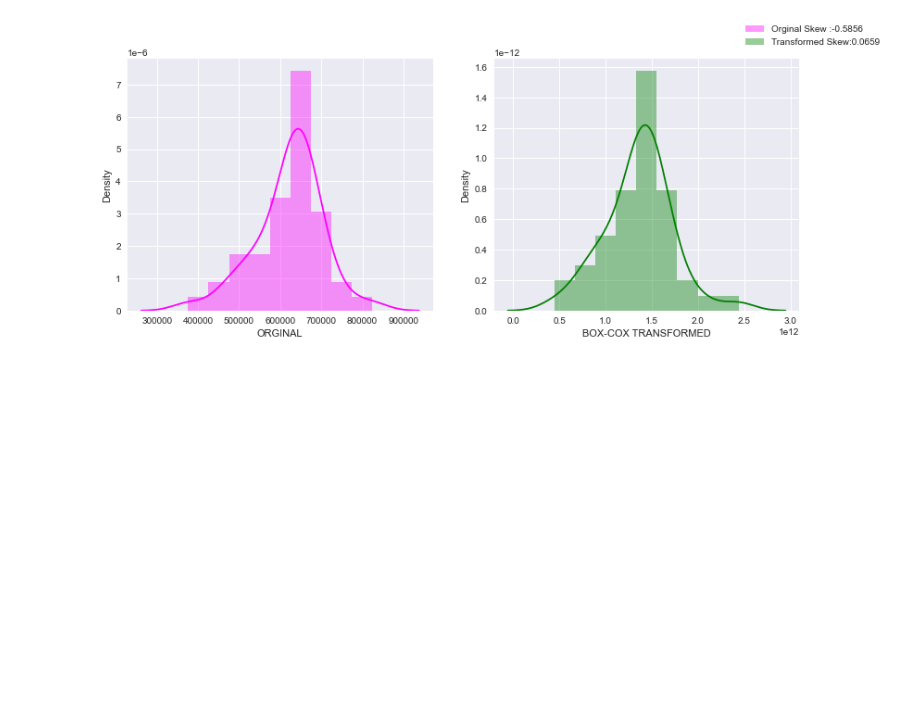
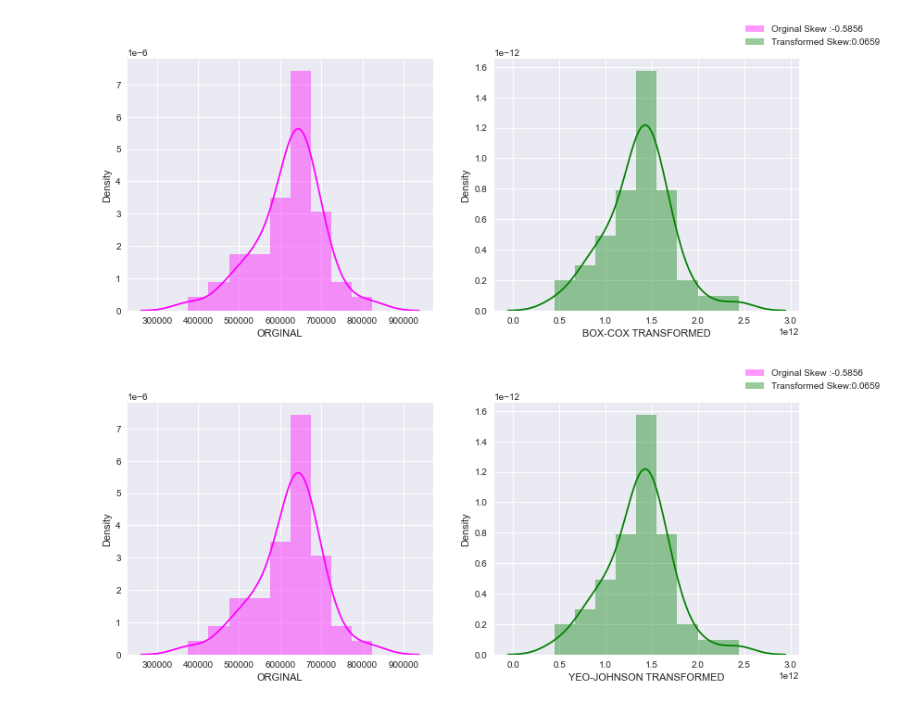
Before and after one commit to xaviervasques/Data_preparation, a Jupyter notebook: Data_transformation.ipynb, the cells around one changed output. Cells and saved outputs as stored; diff of their text form; code cells hidden in the pictures; blank space fills up the shorter version.

```diff
--- a/Data_transformation.ipynb
+++ b/Data_transformation.ipynb
@@ -150,3 +150,17 @@ fig.legend()
 plt.show()
 # %% [output]
 [figure]
+# %%
+from scipy.stats import yeojohnson
+
+yj_target, lam = yeojohnson(df['TotalGrayVol'])
+
+plt.rcParams["figure.figsize"] = 13,5
+fig,ax = plt.subplots(1,2)
+sns.distplot(df['TotalGrayVol'], label= "Orginal Skew :{0}".format(np.round(skew(df['TotalGrayVol']),4)), color="magenta", ax=ax[0], axlabel="ORGINAL")
+sns.distplot(bcx_target, label= "Transformed Skew:{0}".format(np.round(skew(bcx_target),4)), color="g", ax=ax[1], axlabel="YEO-JOHNSON TRANSFORMED")
+fig.legend()
+#plt.savefig(folder+'bcx.png', bbox_inches='tight')
+plt.show()
+# %% [output]
+[figure, added]
```
Also changed, not shown: parts of 1 cell of this notebook.
